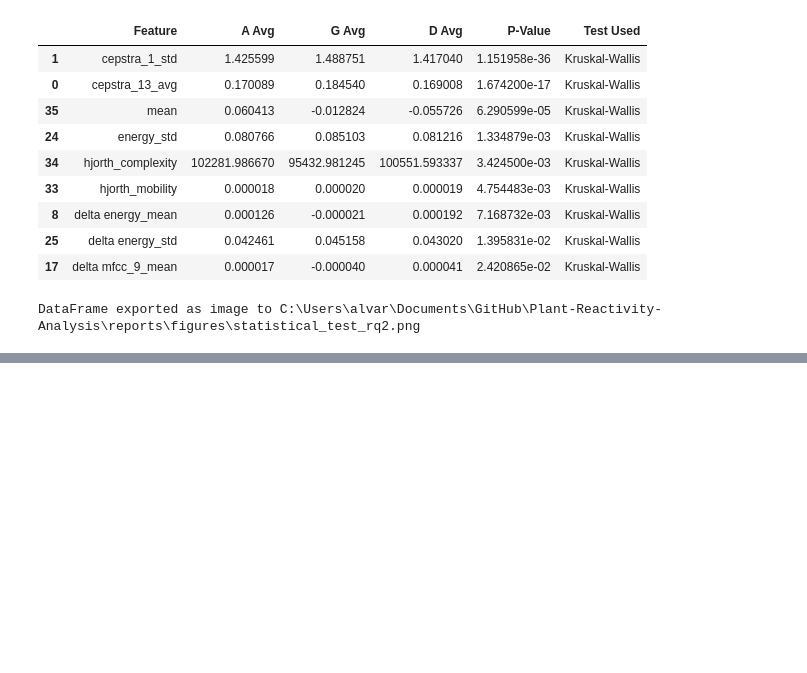
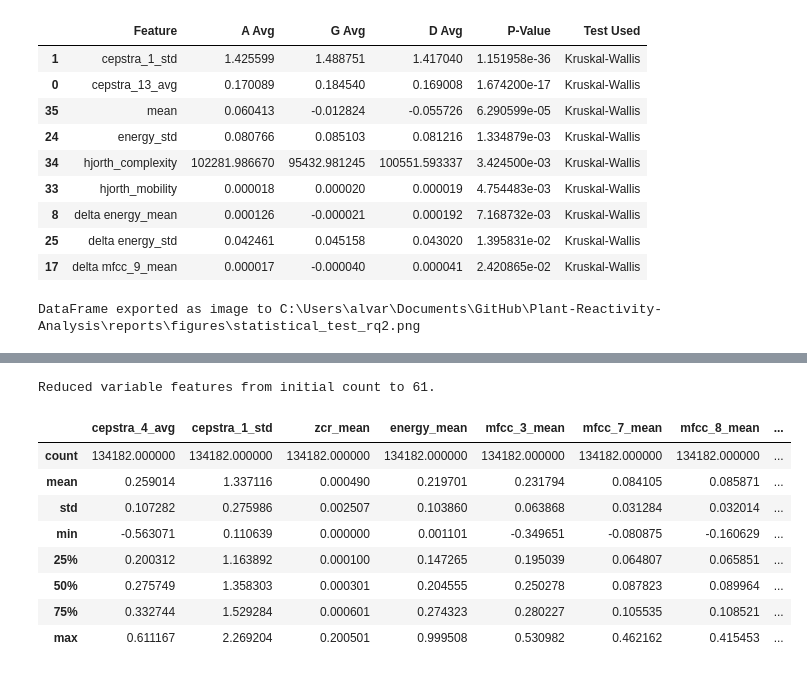
Before and after one commit to alvaro-francisco-gil/plant-reactivity-analysis, a Jupyter notebook: notebooks/6. EDA - Explore Features.ipynb, the cells around one changed output, grey strips where cells are left out. Drawn from its saved outputs; the diff is of its cells as text; code cells hidden in the pictures; blank space fills up the shorter version.

```diff
--- a/notebooks/6. EDA - Explore Features.ipynb
+++ b/notebooks/6. EDA - Explore Features.ipynb
@@ -184,0 +205,16 @@ DataFrame exported as image to C:\Users\alvar\Documents\GitHub\Plant-Reactivity-
+# %%
+rq = dataset.return_subset_given_research_question(5)
+train_cols, _ = rq.reduce_features_based_on_target(corr_threshold=0.8)
+df= rq.objective_features
+df.describe()
+# %% [output]
+Reduced variable features from initial count to 61.
+|  | cepstra_4_avg | cepstra_1_std | zcr_mean | energy_mean | mfcc_3_mean | mfcc_7_mean | mfcc_8_mean | ... |
+| count | 134182.000000 | 134182.000000 | 134182.000000 | 134182.000000 | 134182.000000 | 134182.000000 | 134182.000000 | ... |
+| mean | 0.259014 | 1.337116 | 0.000490 | 0.219701 | 0.231794 | 0.084105 | 0.085871 | ... |
+| std | 0.107282 | 0.275986 | 0.002507 | 0.103860 | 0.063868 | 0.031284 | 0.032014 | ... |
+| min | -0.563071 | 0.110639 | 0.000000 | 0.001101 | -0.349651 | -0.080875 | -0.160629 | ... |
+| 25% | 0.200312 | 1.163892 | 0.000100 | 0.147265 | 0.195039 | 0.064807 | 0.065851 | ... |
+| 50% | 0.275749 | 1.358303 | 0.000301 | 0.204555 | 0.250278 | 0.087823 | 0.089964 | ... |
+| 75% | 0.332744 | 1.529284 | 0.000601 | 0.274323 | 0.280227 | 0.105535 | 0.108521 | ... |
+| max | 0.611167 | 2.269204 | 0.200501 | 0.999508 | 0.530982 | 0.462162 | 0.415453 | ... |
```
Also changed, not shown: parts of 8 cells of this notebook, 25 other files.
